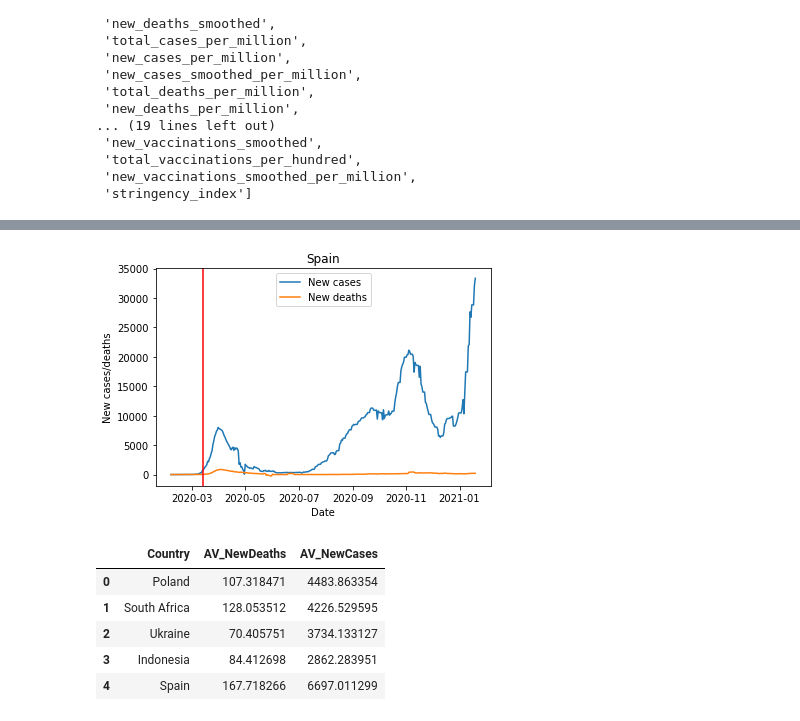
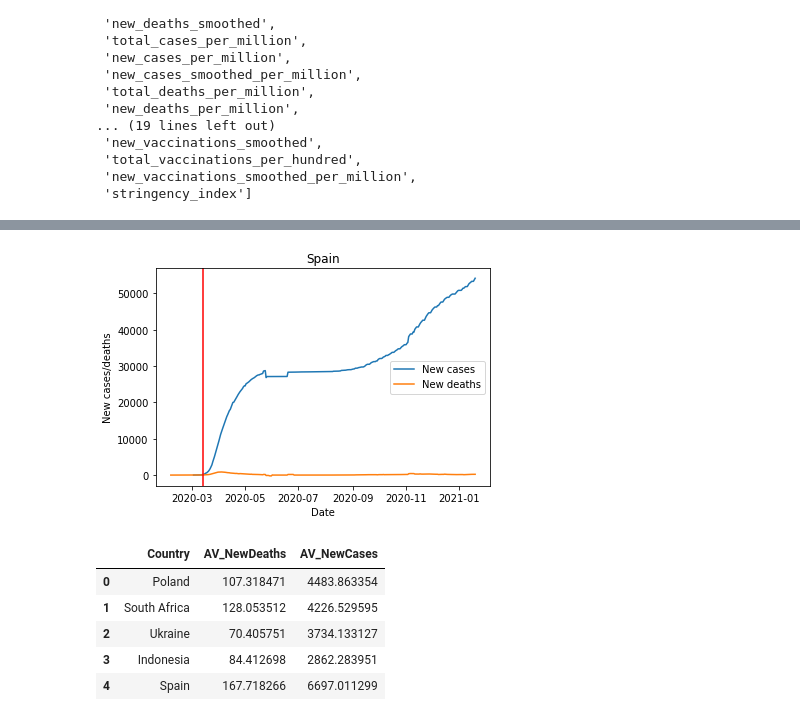
Before and after one commit to AntonioLealDev/Covid_Group_Project_E, a Jupyter notebook: notebooks/plot_test_Antonio.ipynb, the cells around one changed output, grey strips where cells are left out. Saved outputs shown, nothing was run; the diff lists cells and outputs as text; code cells hidden in the pictures.

```diff
--- a/notebooks/plot_test_Antonio.ipynb
+++ b/notebooks/plot_test_Antonio.ipynb
@@ -142,8 +142,8 @@ plot_tendency(c_df["date"], [c_df["new_deaths_smoothed"]], "Date", \
 # %%
-plot_tendency(c_df["date"], [c_df["new_cases_smoothed"], c_df["new_deaths_smoothed"]], "Date", \
+plot_tendency(c_df["date"], [c_df["total_deaths"], c_df["new_deaths_smoothed"]], "Date", \
               "New cases/deaths", ["New cases", "New deaths"], 0, "Spain", [dt.datetime(2020, 3, 14)], "C:\\Users\\Dexyu\\Desktop\\test.jpg", 1, vline=True, legend=True)
 # %% [output]
-[figure, old version]
+[figure, new version]
 # %%
 def plot_tendency(x, y_series, x_label, y_label, set_labels, label_rotation, title, date, path, vlines, vline_colors = ["r"], vline = False, legend = True):
     """ Make a lineplot of one or several series. Vertical lines can be added.
```
Also changed, not shown: parts of 1 cell of this notebook, 3 other files.
